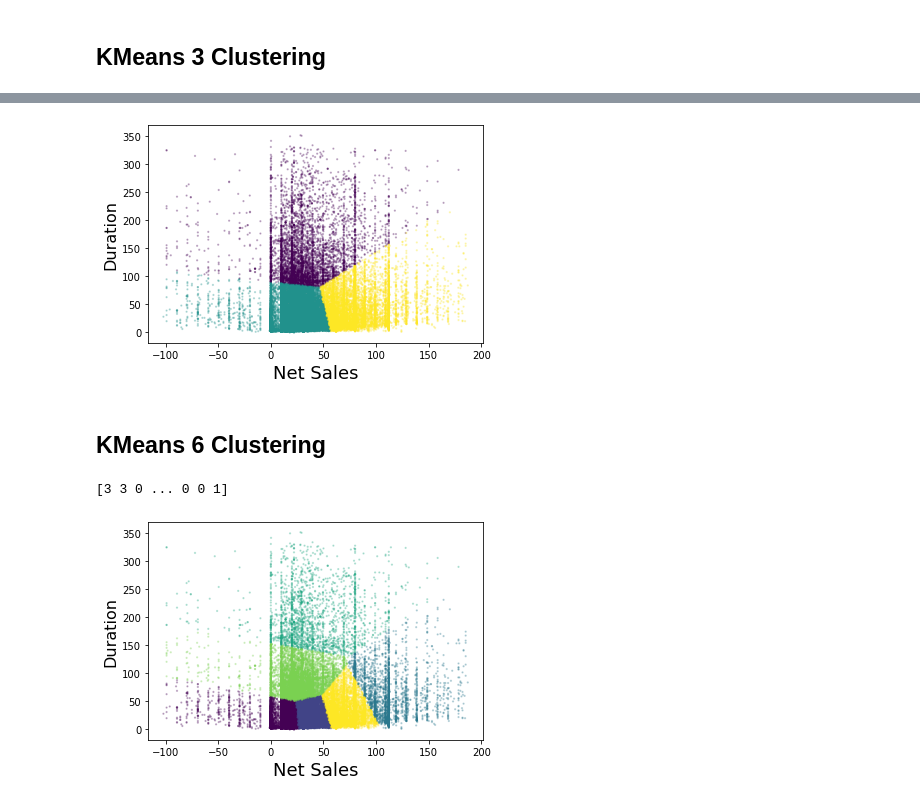
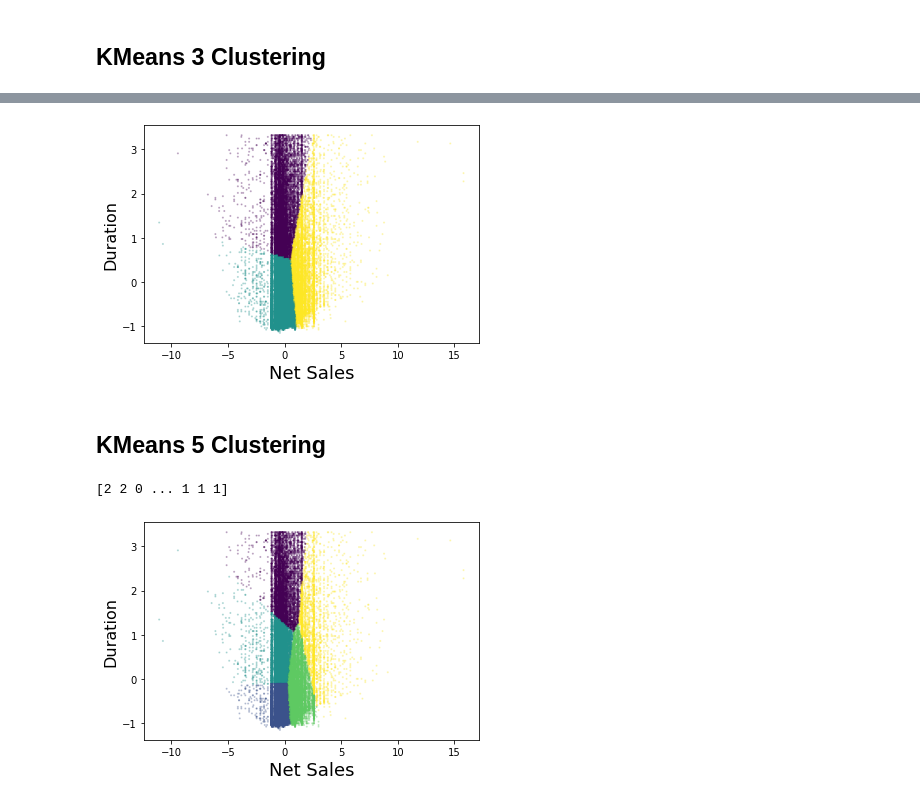
Before and after one commit to finesaaa/clustering-assignment, a Jupyter notebook: kmeans_clustering.ipynb, the cells around one changed output, grey strips where cells are left out. Drawn from its saved outputs; the diff is of its cells as text; code cells hidden in the pictures.

```diff
--- a/kmeans_clustering.ipynb
+++ b/kmeans_clustering.ipynb
@@ -68,0 +112,5 @@ data_set
+# %%
+import numpy as np
+from sklearn.preprocessing import StandardScaler
+normalized_dataset = StandardScaler().fit_transform(np.nan_to_num(cleaned_dataset))
+normalized_dataset
@@ -116,15 +141,15 @@ K = range(1, 15)
 
 for k in K:
     # Building and fitting the model
-    kmeans_model = KMeans(init = "k-means++", n_clusters = k, n_init=12).fit(data_ss)
-    kmeans_model.fit(X)
+    kmeans_model = KMeans(init = "k-means++", n_clusters = k, n_init=12)
+    kmeans_model.fit(normalized_dataset)
 
-    distortions.append(sum(np.min(cdist(X, kmeans_model.cluster_centers_,
-                                        'euclidean'), axis=1)) / X.shape[0])
+    distortions.append(sum(np.min(cdist(normalized_dataset, kmeans_model.cluster_centers_,
+                                        'euclidean'), axis=1)) / normalized_dataset.shape[0])
     inertias.append(kmeans_model.inertia_)
 
-    mapping1[k] = sum(np.min(cdist(X, kmeans_model.cluster_centers_,
-                                   'euclidean'), axis=1)) / X.shape[0]
+    mapping1[k] = sum(np.min(cdist(normalized_dataset, kmeans_model.cluster_centers_,
+                                   'euclidean'), axis=1)) / normalized_dataset.shape[0]
     mapping2[k] = kmeans_model.inertia_
 # %%
 for key, val in mapping1.items():
@@ -156,8 +182,8 @@ plt.show()
 ## KMeans 3 Clustering
 # %%
 cluster_num = 3
-k_means = KMeans(init = "k-means++", n_clusters = cluster_num, n_init = 12)
-k_means.fit(data_ss)
-labels = k_means.labels_
-print(labels)
+k_means = KMeans(init = "k-means++", n_clusters = cluster_num, n_init=12)
+k_means.fit(normalized_dataset)
+labels_3 = k_means.labels_
+print(labels_3)
 # %% [output]
@@ -192,32 +191,28 @@ df_centroid.groupby("Clustering").mean()
 # %%
-import matplotlib.pyplot as plt
-X = data_norm
-area = 1.6
-plt.scatter(X[:, 0], X[:, 1], s=area, c=labels.astype(np.float), alpha=0.25)
+area = 1.2
+plt.scatter(normalized_dataset[:, 0], normalized_dataset[:, 1], s=area, c=labels_3.astype(np.float), alpha=0.25)
 plt.xlabel('Net Sales', fontsize=18)
 plt.ylabel('Duration', fontsize=16)
 
 plt.show()
 # %% [output]
-[figure, old version]
+[figure, new version]
 # %% [markdown]
-## KMeans 6 Clustering
+## KMeans 5 Clustering
 # %%
-cluster_num = 6
+cluster_num = 5
 k_means = KMeans(init = "k-means++", n_clusters = cluster_num, n_init=12)
-k_means.fit(data_ss)
-labels_6 = k_means.labels_
-print(labels_6)
+k_means.fit(normalized_dataset)
+labels_5 = k_means.labels_
+print(labels_5)
 # %% [output]
-[3 3 0 ... 0 0 1]
+[2 2 0 ... 1 1 1]
 # %%
-import matplotlib.pyplot as plt
-X = data_norm
-area = 1.6
-plt.scatter(X[:, 0], X[:, 1], s=area, c=labels_6.astype(np.float), alpha=0.25)
+area = 1.2
+plt.scatter(normalized_dataset[:, 0], normalized_dataset[:, 1], s=area, c=labels_5.astype(np.float), alpha=0.25)
 plt.xlabel('Net Sales', fontsize=18)
 plt.ylabel('Duration', fontsize=16)
 
 plt.show()
 # %% [output]
-[figure, old version]
+[figure, new version]
```
Also changed, not shown: parts of 21 cells of this notebook.
